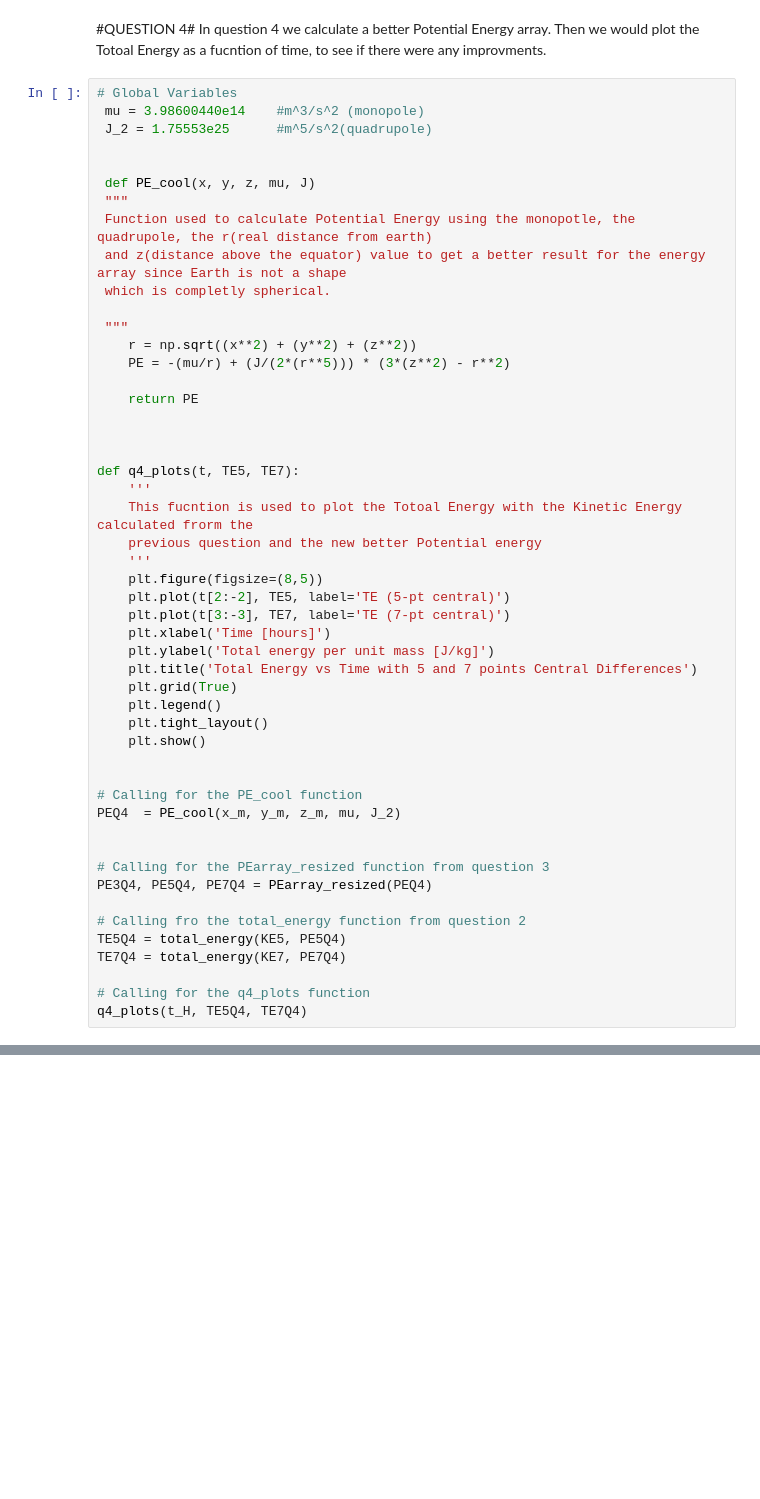
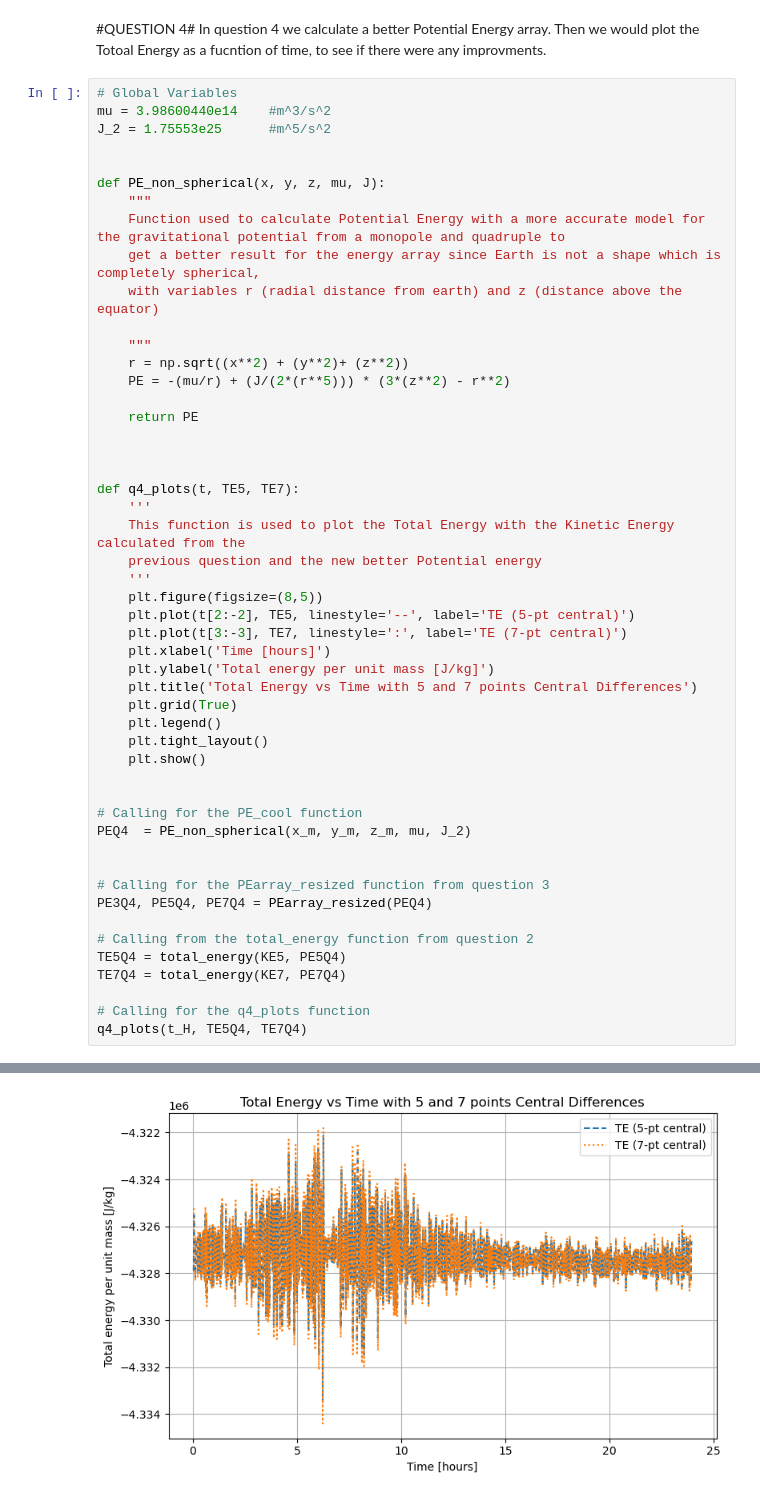
Before and after one commit to SnowyDevo/PHYS481_Assignment_1_2, a Jupyter notebook: Assignment 1 481.ipynb, the cells around one changed output, grey strips where cells are left out. Saved outputs shown, nothing was run; the diff lists cells and outputs as text; blank space fills up the shorter version.

```diff
--- a/Assignment 1 481.ipynb
+++ b/Assignment 1 481.ipynb
@@ -360,18 +362,18 @@ The Total Energy line has shown improvments, which follows what we predicted in
 In question 4 we calculate a better Potential Energy array. Then we would plot the Totoal Energy as a fucntion of time, to see if there were any improvments.
 # %%
 # Global Variables
- mu = 3.98600440e14    #m^3/s^2 (monopole)
- J_2 = 1.75553e25      #m^5/s^2(quadrupole)
+mu = 3.98600440e14    #m^3/s^2
+J_2 = 1.75553e25      #m^5/s^2
 
 
- def PE_cool(x, y, z, mu, J)
- """
- Function used to calculate Potential Energy using the monopotle, the quadrupole, the r(real distance from earth)
- and z(distance above the equator) value to get a better result for the energy array since Earth is not a shape
- which is completly spherical.
+def PE_non_spherical(x, y, z, mu, J):
+    """
+    Function used to calculate Potential Energy with a more accurate model for the gravitational potential from a monopole and quadruple to
+    get a better result for the energy array since Earth is not a shape which is completely spherical,
+    with variables r (radial distance from earth) and z (distance above the equator)
 
- """
-    r = np.sqrt((x**2) + (y**2) + (z**2))
+    """
+    r = np.sqrt((x**2) + (y**2)+ (z**2))
     PE = -(mu/r) + (J/(2*(r**5))) * (3*(z**2) - r**2)
 
     return PE
@@ -380,12 +382,12 @@ In question 4 we calculate a better Potential Energy array. Then we would plot t
 
 def q4_plots(t, TE5, TE7):
     '''
-    This fucntion is used to plot the Totoal Energy with the Kinetic Energy calculated frorm the
+    This function is used to plot the Total Energy with the Kinetic Energy calculated from the
     previous question and the new better Potential energy
     '''
     plt.figure(figsize=(8,5))
-    plt.plot(t[2:-2], TE5, label='TE (5-pt central)')
-    plt.plot(t[3:-3], TE7, label='TE (7-pt central)')
+    plt.plot(t[2:-2], TE5, linestyle='--', label='TE (5-pt central)')
+    plt.plot(t[3:-3], TE7, linestyle=':', label='TE (7-pt central)')
     plt.xlabel('Time [hours]')
     plt.ylabel('Total energy per unit mass [J/kg]')
     plt.title('Total Energy vs Time with 5 and 7 points Central Differences')
@@ -396,15 +398,16 @@ def q4_plots(t, TE5, TE7):
 
 
 # Calling for the PE_cool function
-PEQ4  = PE_cool(x_m, y_m, z_m, mu, J_2)
+PEQ4  = PE_non_spherical(x_m, y_m, z_m, mu, J_2)
 
 
 # Calling for the PEarray_resized function from question 3
 PE3Q4, PE5Q4, PE7Q4 = PEarray_resized(PEQ4)
 
-# Calling fro the total_energy function from question 2
+# Calling from the total_energy function from question 2
 TE5Q4 = total_energy(KE5, PE5Q4)
 TE7Q4 = total_energy(KE7, PE7Q4)
 
 # Calling for the q4_plots function
 q4_plots(t_H, TE5Q4, TE7Q4)
+# %% [output]
@@ -411 +416,2 @@ q4_plots(t_H, TE5Q4, TE7Q4)
+[figure, added]
 # %% [markdown]
```
Also changed, not shown: parts of 6 cells of this notebook.
